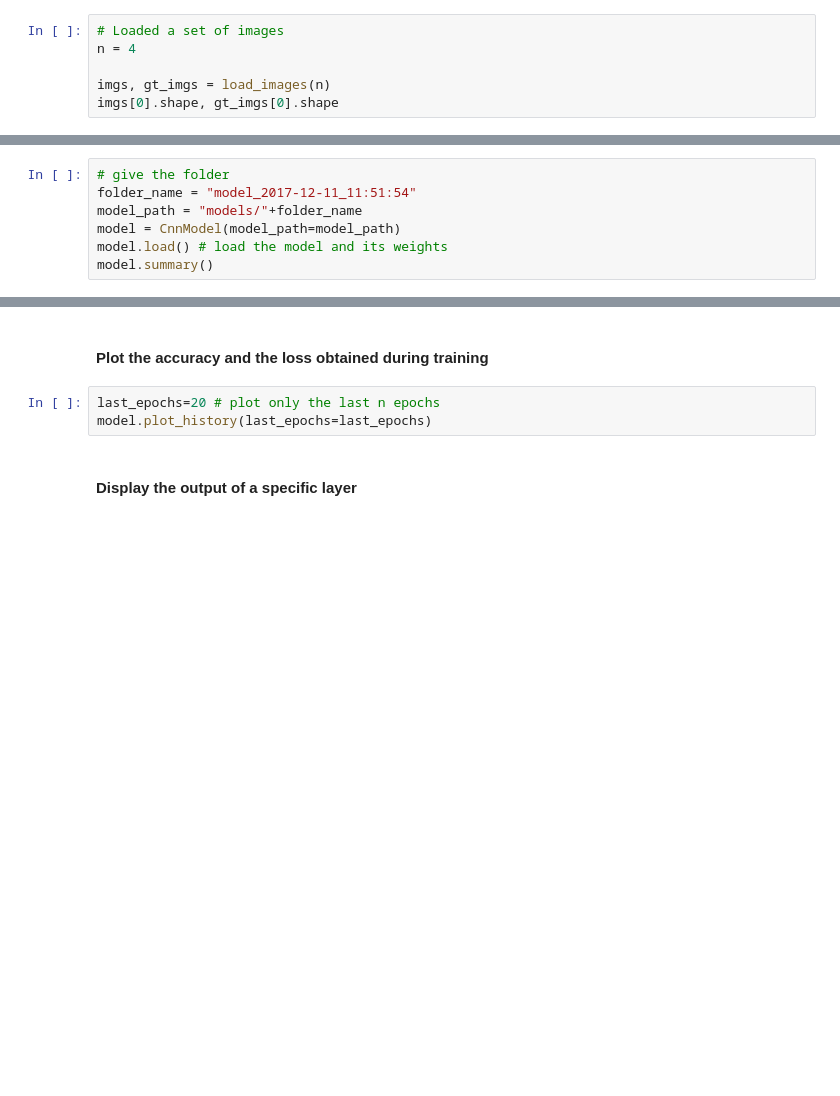
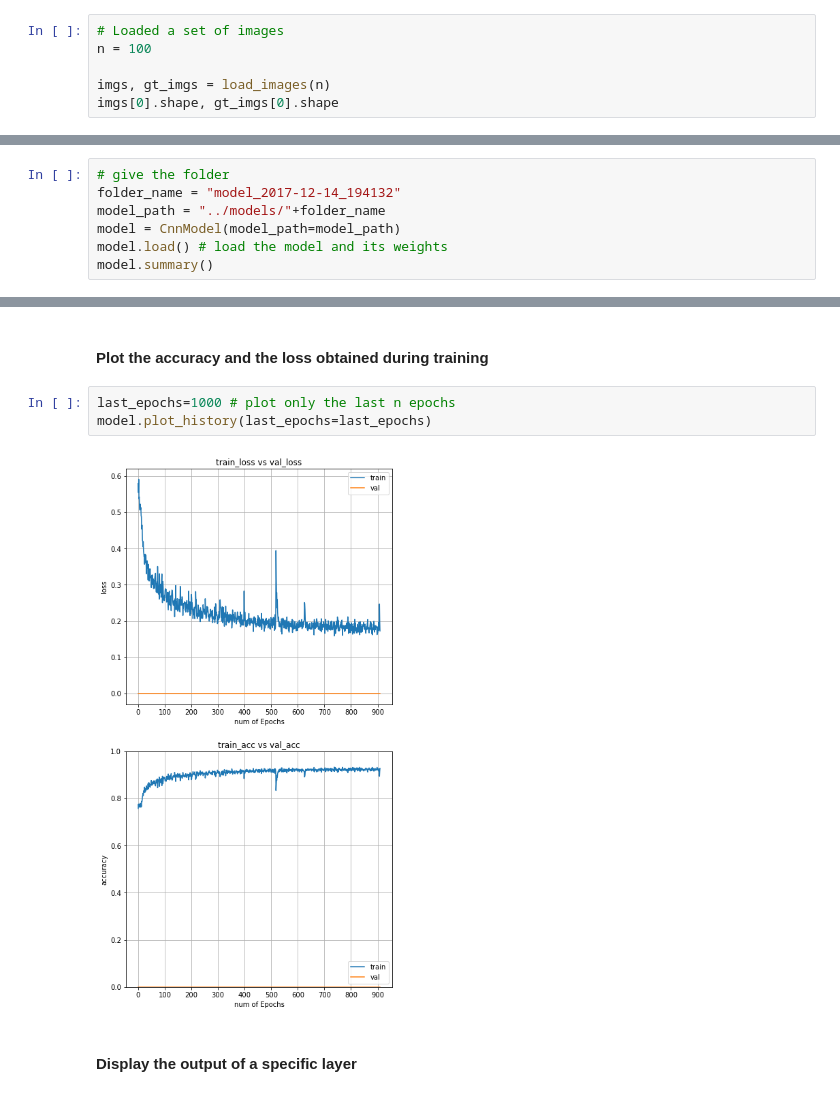
Before and after one commit to NiccoloSacchi/road-segmentation, a Jupyter notebook: scripts/segment_aerial_images_cnn_nic_2.ipynb, the cells around one changed output, grey strips where cells are left out. Cells and saved outputs as stored; diff of their text form; blank space fills up the shorter version.

```diff
--- a/scripts/segment_aerial_images_cnn_nic_2.ipynb
+++ b/scripts/segment_aerial_images_cnn_nic_2.ipynb
@@ -26,7 +29,7 @@ The goal here is to use the CNN to reduce the size of the input image to obtain
 ### - Load data
 # %%
 # Loaded a set of images
-n = 4
+n = 100
 
 imgs, gt_imgs = load_images(n)
 imgs[0].shape, gt_imgs[0].shape
@@ -79,8 +85,8 @@ model.summary()
 - Otherwise load a previous model
 # %%
 # give the folder
-folder_name = "model_2017-12-11_11:51:54"
-model_path = "models/"+folder_name
+folder_name = "model_2017-12-14_194132"
+model_path = "../models/"+folder_name
 model = CnnModel(model_path=model_path)
 model.load() # load the model and its weights
 model.summary()
@@ -107,8 +131,10 @@ plot_history(result["history_mean"])
 # %% [markdown]
 #### Plot the accuracy and the loss obtained during training
 # %%
-last_epochs=20 # plot only the last n epochs
+last_epochs=1000 # plot only the last n epochs
 model.plot_history(last_epochs=last_epochs)
+# %% [output]
+[figure, added]
 # %% [markdown]
 #### Display the output of a specific layer
 # %%
```
Also changed, not shown: parts of 6 cells of this notebook, 1 other file.
